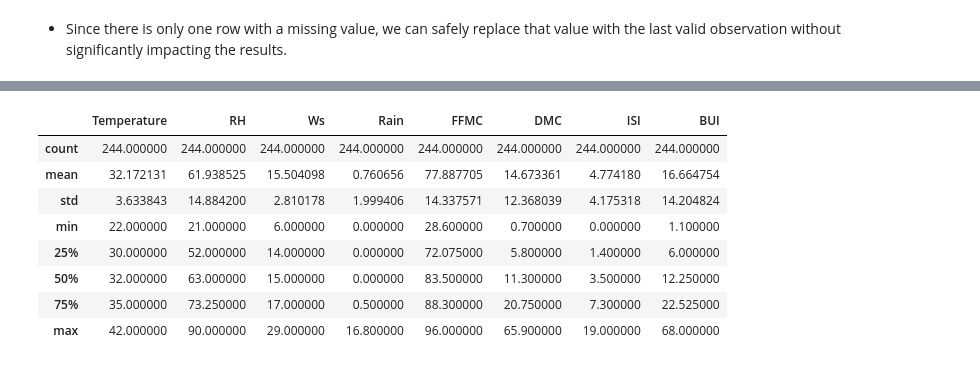
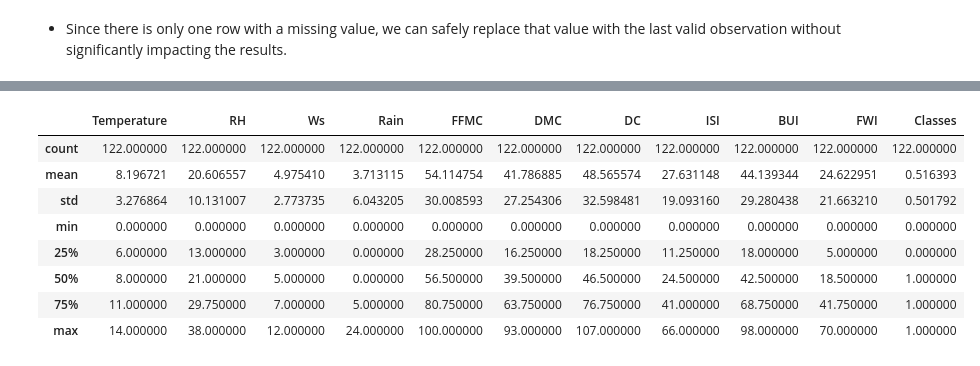
Before and after one commit to MoncefDj/AI-DS-Masters, a Jupyter notebook: 1st semester/Data exploration and visualization/Exploratory Data Analysis and Visualization Showcase.ipynb, the cells around one changed output, grey strips where cells are left out. Saved outputs shown, nothing was run; the diff lists cells and outputs as text; code cells hidden in the pictures.

```diff
--- a/1st semester/Data exploration and visualization/Exploratory Data Analysis and Visualization Showcase.ipynb
+++ b/1st semester/Data exploration and visualization/Exploratory Data Analysis and Visualization Showcase.ipynb
@@ -32,13 +60,12 @@ import pandas as pd
 # %%
 df = pd.read_csv(
-    "./algerian+forest+fires+dataset/Algerian_forest_fires.csv",
-    index_col=["day", "month", "year"],
+    "./algerian+forest+fires+dataset/Algerian_forest_fires_no_white_space.csv",
 )
 bejaia_df = pd.read_csv(
-    "./algerian+forest+fires+dataset/Bejaia Region Dataset.csv",
+    "./algerian+forest+fires+dataset/Bejaia Region Dataset_no_white_space.csv",
     index_col=["day", "month", "year"],
 )
 sidi_bel_abbes_df = pd.read_csv(
-    "./algerian+forest+fires+dataset/Sidi-Bel Abbes Region Dataset.csv",
+    "./algerian+forest+fires+dataset/Sidi-Bel Abbes Region Dataset_no_white_space.csv",
     index_col=["day", "month", "year"],
 )
@@ -69,0 +144,4 @@ df.fillna(method="ffill", inplace=True)
+# %%
+ndf = df.astype('category').apply(lambda x: x.cat.codes)
+nb_df = bejaia_df.astype('category').apply(lambda x: x.cat.codes)
+ns_df = sidi_bel_abbes_df.astype('category').apply(lambda x: x.cat.codes)
@@ -70,12 +164,12 @@ df.fillna(method="ffill", inplace=True)
 # %%
-df.describe()
+nb_df.describe()
 # %% [output]
-|  | Temperature | RH | Ws | Rain | FFMC | DMC | ISI | BUI |
-| count | 244.000000 | 244.000000 | 244.000000 | 244.000000 | 244.000000 | 244.000000 | 244.000000 | 244.000000 |
-| mean | 32.172131 | 61.938525 | 15.504098 | 0.760656 | 77.887705 | 14.673361 | 4.774180 | 16.664754 |
-| std | 3.633843 | 14.884200 | 2.810178 | 1.999406 | 14.337571 | 12.368039 | 4.175318 | 14.204824 |
-| min | 22.000000 | 21.000000 | 6.000000 | 0.000000 | 28.600000 | 0.700000 | 0.000000 | 1.100000 |
-| 25% | 30.000000 | 52.000000 | 14.000000 | 0.000000 | 72.075000 | 5.800000 | 1.400000 | 6.000000 |
-| 50% | 32.000000 | 63.000000 | 15.000000 | 0.000000 | 83.500000 | 11.300000 | 3.500000 | 12.250000 |
-| 75% | 35.000000 | 73.250000 | 17.000000 | 0.500000 | 88.300000 | 20.750000 | 7.300000 | 22.525000 |
-| max | 42.000000 | 90.000000 | 29.000000 | 16.800000 | 96.000000 | 65.900000 | 19.000000 | 68.000000 |
+|  | Temperature | RH | Ws | Rain | FFMC | DMC | DC | ISI | BUI | FWI | Classes |
+| count | 122.000000 | 122.000000 | 122.000000 | 122.000000 | 122.000000 | 122.000000 | 122.000000 | 122.000000 | 122.000000 | 122.000000 | 122.000000 |
+| mean | 8.196721 | 20.606557 | 4.975410 | 3.713115 | 54.114754 | 41.786885 | 48.565574 | 27.631148 | 44.139344 | 24.622951 | 0.516393 |
+| std | 3.276864 | 10.131007 | 2.773735 | 6.043205 | 30.008593 | 27.254306 | 32.598481 | 19.093160 | 29.280438 | 21.663210 | 0.501792 |
+| min | 0.000000 | 0.000000 | 0.000000 | 0.000000 | 0.000000 | 0.000000 | 0.000000 | 0.000000 | 0.000000 | 0.000000 | 0.000000 |
+| 25% | 6.000000 | 13.000000 | 3.000000 | 0.000000 | 28.250000 | 16.250000 | 18.250000 | 11.250000 | 18.000000 | 5.000000 | 0.000000 |
+| 50% | 8.000000 | 21.000000 | 5.000000 | 0.000000 | 56.500000 | 39.500000 | 46.500000 | 24.500000 | 42.500000 | 18.500000 | 1.000000 |
+| 75% | 11.000000 | 29.750000 | 7.000000 | 5.000000 | 80.750000 | 63.750000 | 76.750000 | 41.000000 | 68.750000 | 41.750000 | 1.000000 |
+| max | 14.000000 | 38.000000 | 12.000000 | 24.000000 | 100.000000 | 93.000000 | 107.000000 | 66.000000 | 98.000000 | 70.000000 | 1.000000 |
```
Also changed, not shown: parts of 23 cells of this notebook, 5 other files.
